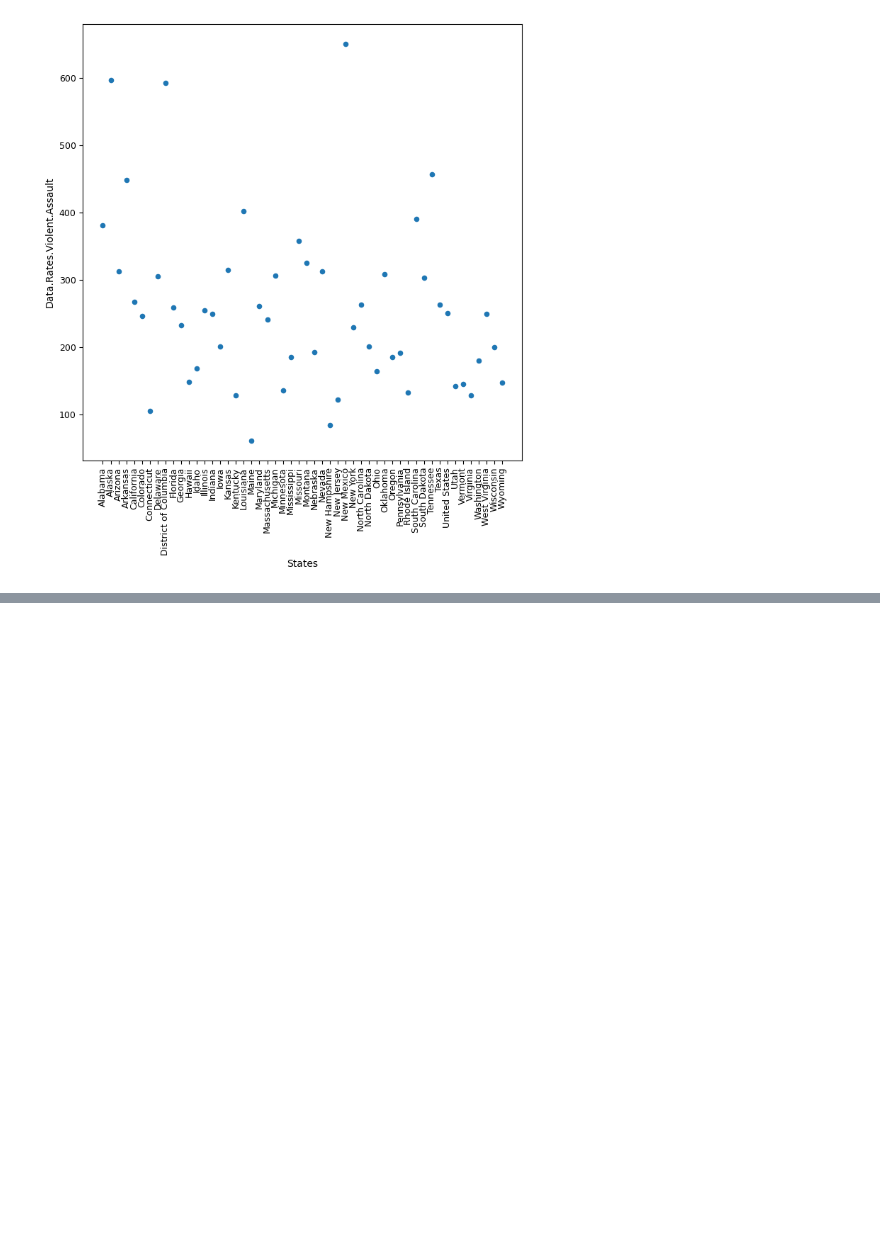
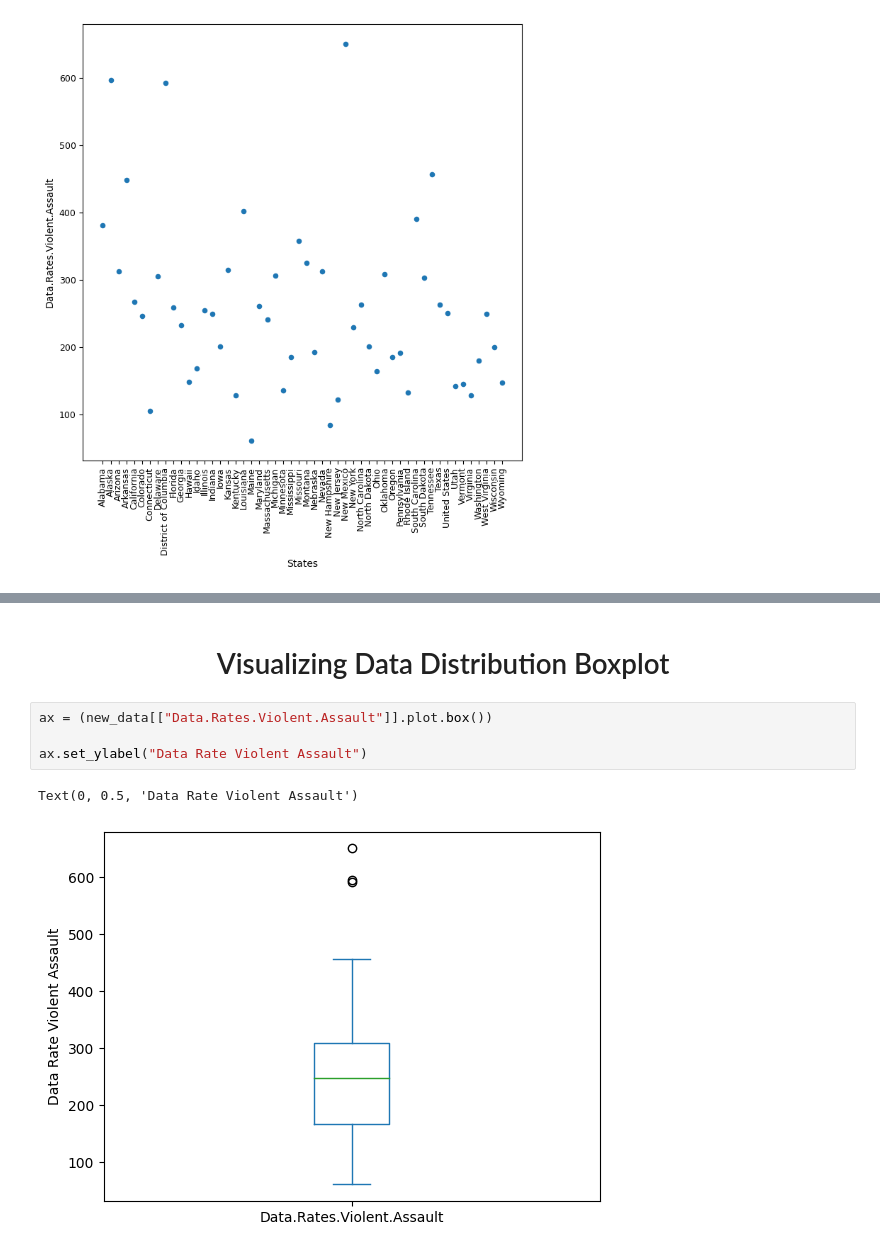
Before and after one commit to emmanuelhill345/SpecialTopic-ML, a Jupyter notebook: Chapter4/exploratory_data.ipynb, the cells around one changed output, grey strips where cells are left out. Drawn from its saved outputs; the diff is of its cells as text; blank space fills up the shorter version.

Commit message:
Data analysis stuff

```diff
--- a/Chapter4/exploratory_data.ipynb
+++ b/Chapter4/exploratory_data.ipynb
@@ -78,0 +110,9 @@ plt.savefig('scatter_plot',dpi=100)
+# %% [markdown]
+# <center>Visualizing Data Distribution Boxplot<center>
+# %%
+ax = (new_data[["Data.Rates.Violent.Assault"]].plot.box())
+
+ax.set_ylabel("Data Rate Violent Assault")
+# %% [output]
+Text(0, 0.5, 'Data Rate Violent Assault')
+[figure, added]
```
Also changed, not shown: parts of 9 cells of this notebook, 2 other files.
